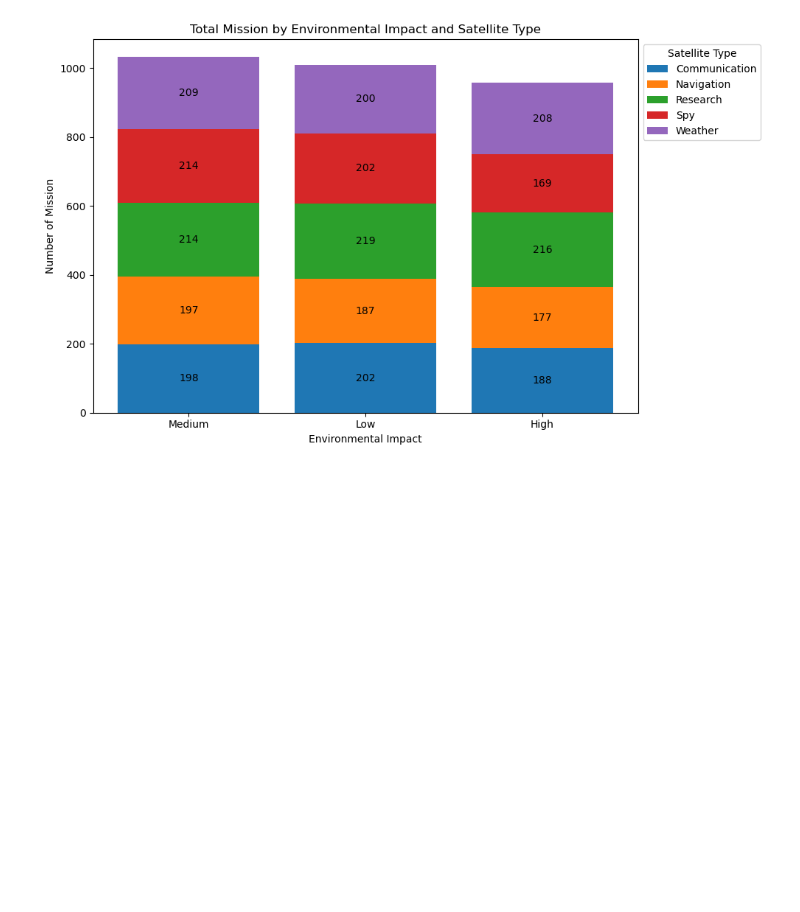
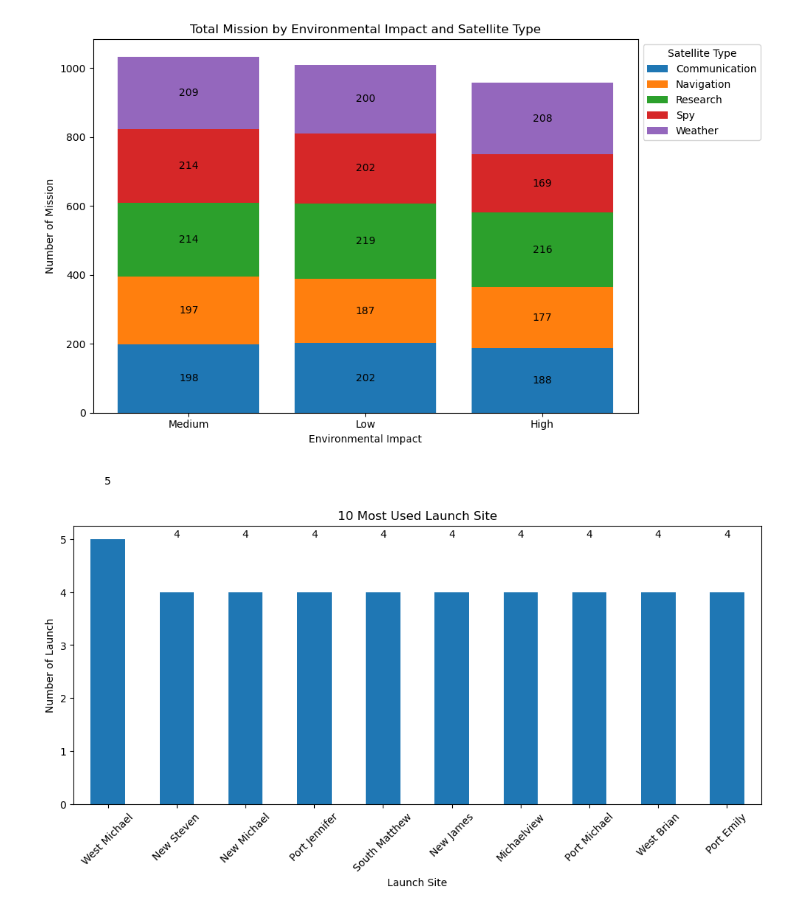
Before and after one commit to FlazeFy2/DS-Global-Space-Exploration, a Jupyter notebook: exploratory data analysis-bar.ipynb, the cells around one changed output. Saved outputs shown, nothing was run; the diff lists cells and outputs as text; code cells hidden in the pictures; blank space fills up the shorter version.

Commit message:
[DS] Exploratory Data Analysis (EDA) - Bar Chart 10 Most Used Launch Site

```diff
--- a/exploratory data analysis-bar.ipynb
+++ b/exploratory data analysis-bar.ipynb
@@ -50,3 +49,28 @@ for dt in target_col:
 [figure]
 [figure]
 [figure]
+# %%
+import pandas as pd
+import matplotlib.pyplot as plt
+import numpy as np
+
+# Exploratory Data Analysis (EDA) - Bar Chart 10 Most Used Launch Site
+df = pd.read_csv("Global_Space_Exploration_Dataset.csv")
+
+# Dataset
+top_context = df["Launch Site"].value_counts().head(10)
+
+# Bar Chart
+plt.figure(figsize=(10, 6))
+ax = top_context.plot(kind='bar')
+# Add label
+for i, value in enumerate(top_context):
+    plt.text(i, value + 1, str(value), ha='center', va='bottom')
+plt.title("10 Most Used Launch Site")
+plt.xlabel("Launch Site")
+plt.ylabel("Number of Launch")
+plt.xticks(rotation=45)
+plt.tight_layout()
+plt.show()
+# %% [output]
+[figure, added]
```
Also changed, not shown: parts of 1 cell of this notebook.
